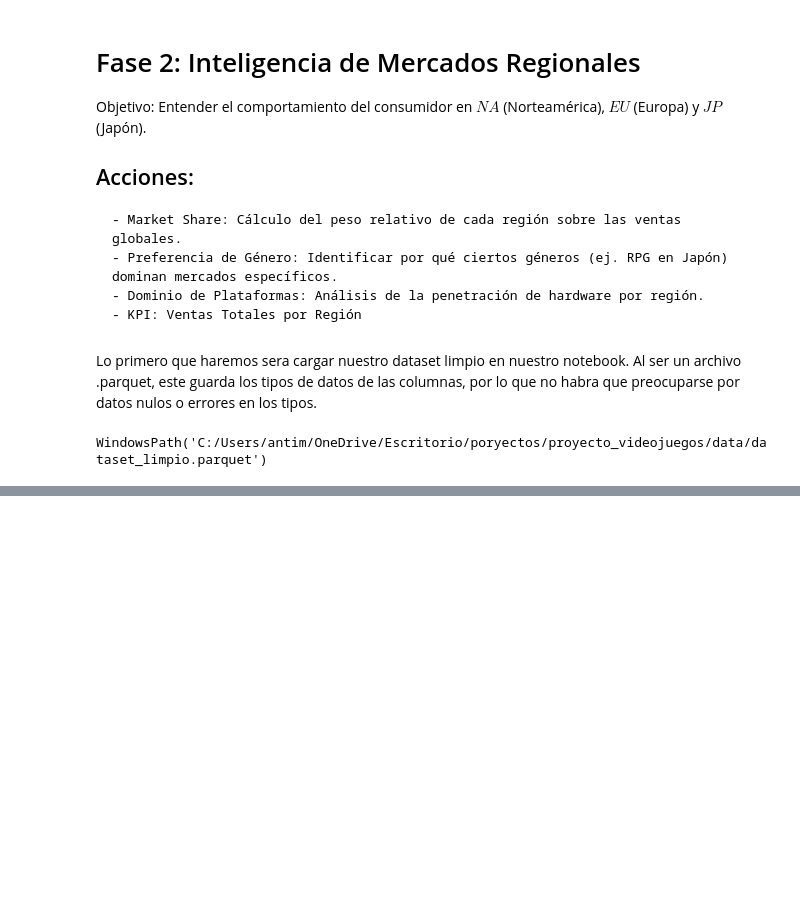
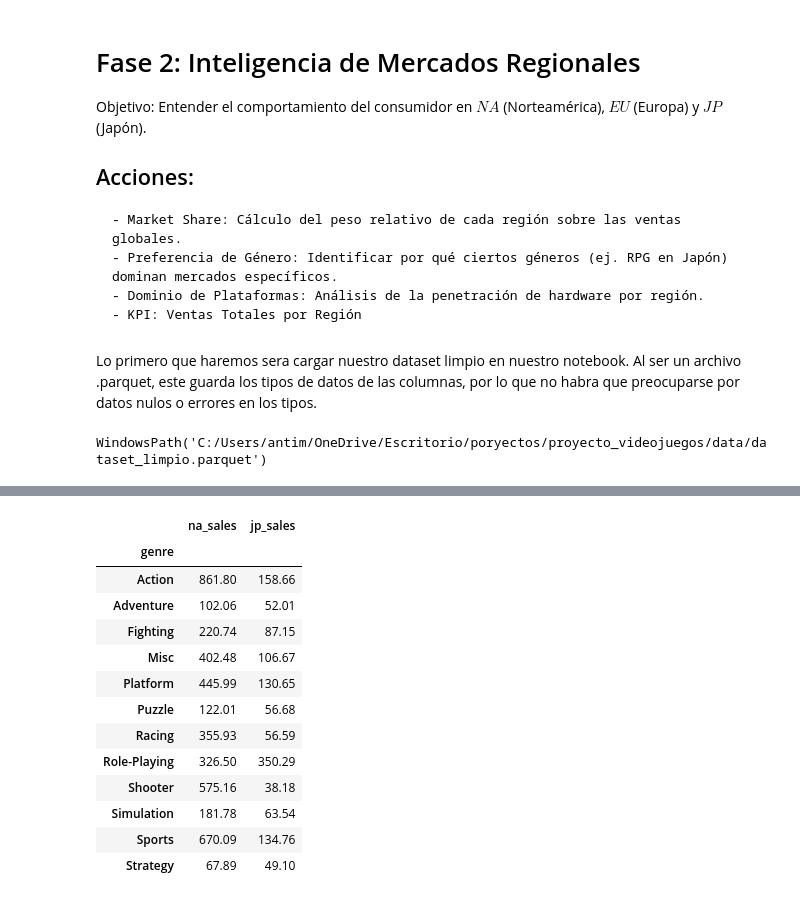
Before and after one commit to sugusConfitados/proyecto_videojuegos, a Jupyter notebook: notebooks/02_regional_analysis.ipynb, the cells around one changed output, grey strips where cells are left out. Cells and saved outputs as stored; diff of their text form; code cells hidden in the pictures; blank space fills up the shorter version.

```diff
--- a/notebooks/02_regional_analysis.ipynb
+++ b/notebooks/02_regional_analysis.ipynb
@@ -30,0 +118,20 @@ data.head(4)
+# %%
+# utilizamos el metodo groupby
+ventas_genre_na_jp = data.groupby('genre')[['na_sales', 'jp_sales']].sum()
+
+display(ventas_genre_na_jp)
+# %% [output]
+|  | na_sales | jp_sales |
+| genre |  |  |
+| Action | 861.80 | 158.66 |
+| Adventure | 102.06 | 52.01 |
+| Fighting | 220.74 | 87.15 |
+| Misc | 402.48 | 106.67 |
+| Platform | 445.99 | 130.65 |
+| Puzzle | 122.01 | 56.68 |
+| Racing | 355.93 | 56.59 |
+| Role-Playing | 326.50 | 350.29 |
+| Shooter | 575.16 | 38.18 |
+| Simulation | 181.78 | 63.54 |
+| Sports | 670.09 | 134.76 |
+| Strategy | 67.89 | 49.10 |
```
Also changed, not shown: parts of 9 cells of this notebook.
